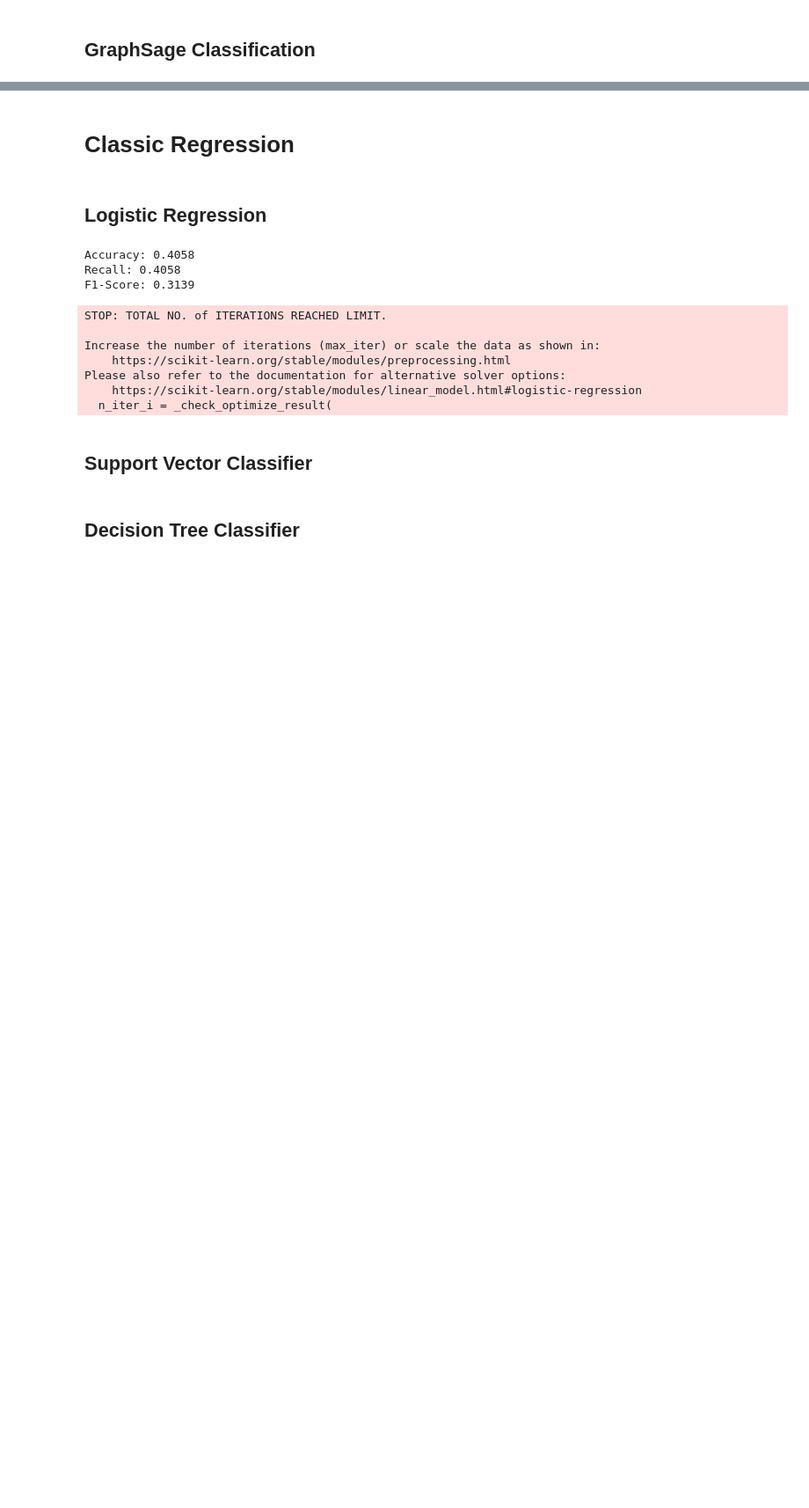
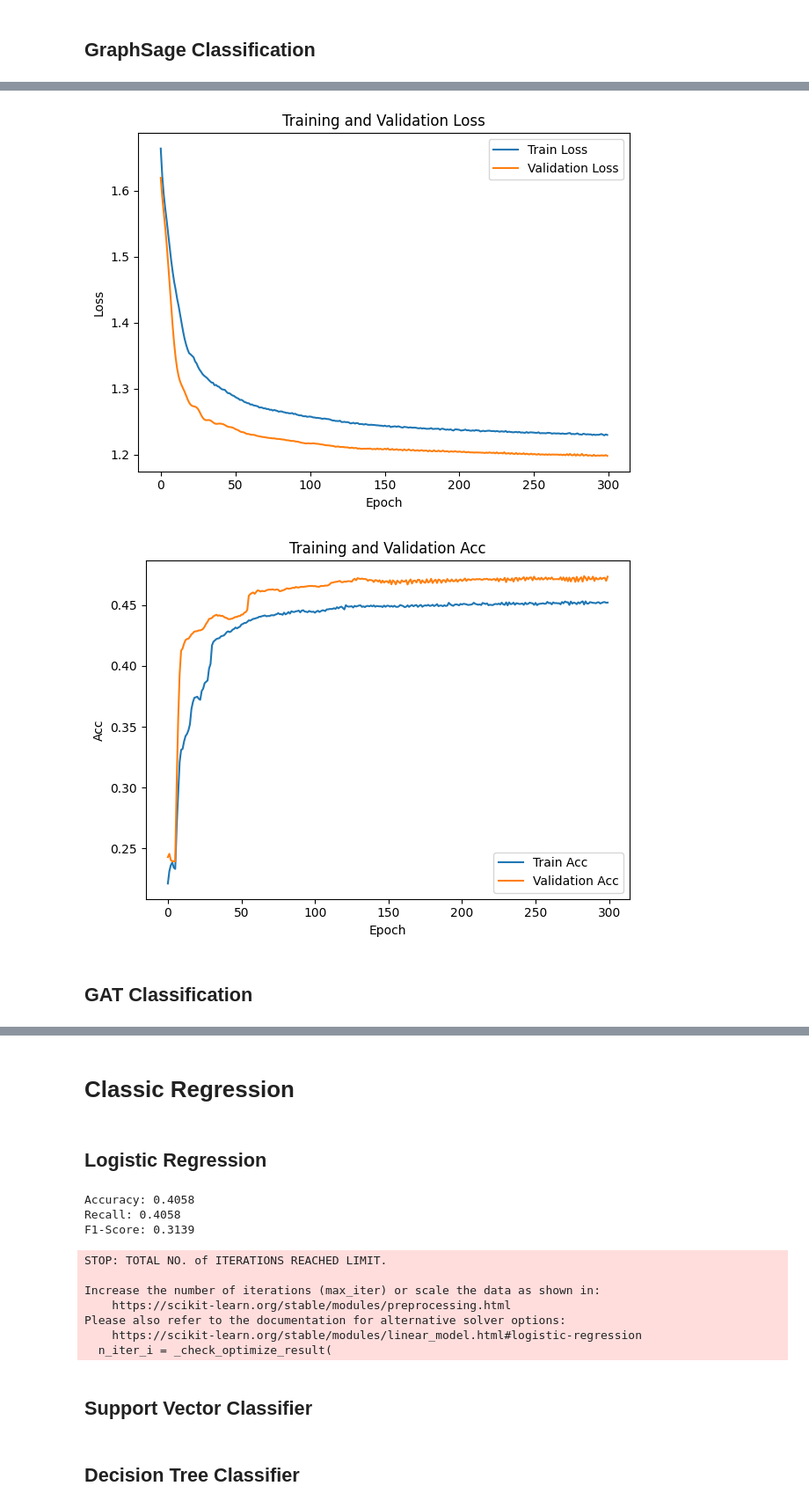
Before and after one commit to MaxOjeda/GNN-Socioeconomic-Prediction, a Jupyter notebook: ISTM_Classification.ipynb, the cells around one changed output, grey strips where cells are left out. Shown at 88% size. Cells and saved outputs as stored; diff of their text form; code cells hidden in the pictures; blank space fills up the shorter version.

```diff
--- a/ISTM_Classification.ipynb
+++ b/ISTM_Classification.ipynb
@@ -65,8 +66,8 @@ count_gse
 index_list = data.edge_index.flatten().unique().tolist()
 
 # Porcentaje de índices para cada conjunto
-train_percentage = 0.8
-val_percentage = 0.1
+train_percentage = 0.5
+val_percentage = 0.25
 
 # Dividir en conjuntos de entrenamiento y prueba
 train_index, remaining_index = train_test_split(index_list, train_size=train_percentage, random_state=42)
@@ -168,0 +174,25 @@ Test Acc: 0.4609, Test Recall: 0.4609, Test F1: 0.3788
+# %%
+plt.plot(train_losses, label='Train Loss')
+plt.plot(val_losses, label='Validation Loss')
+plt.xlabel('Epoch')
+plt.ylabel('Loss')
+plt.legend()
+plt.title('Training and Validation Loss')
+
+plt.tight_layout()
+plt.show()
+
+plt.plot(accs_train, label='Train Acc')
+plt.plot(accs_val, label='Validation Acc')
+plt.xlabel('Epoch')
+plt.ylabel('Acc')
+plt.legend()
+plt.title('Training and Validation Acc')
+
+plt.tight_layout()
+plt.show()
+# %% [output]
+[figure, added]
+[figure, added]
+# %% [markdown]
+## GAT Classification
```
Also changed, not shown: parts of 15 cells of this notebook, 5 other files.
